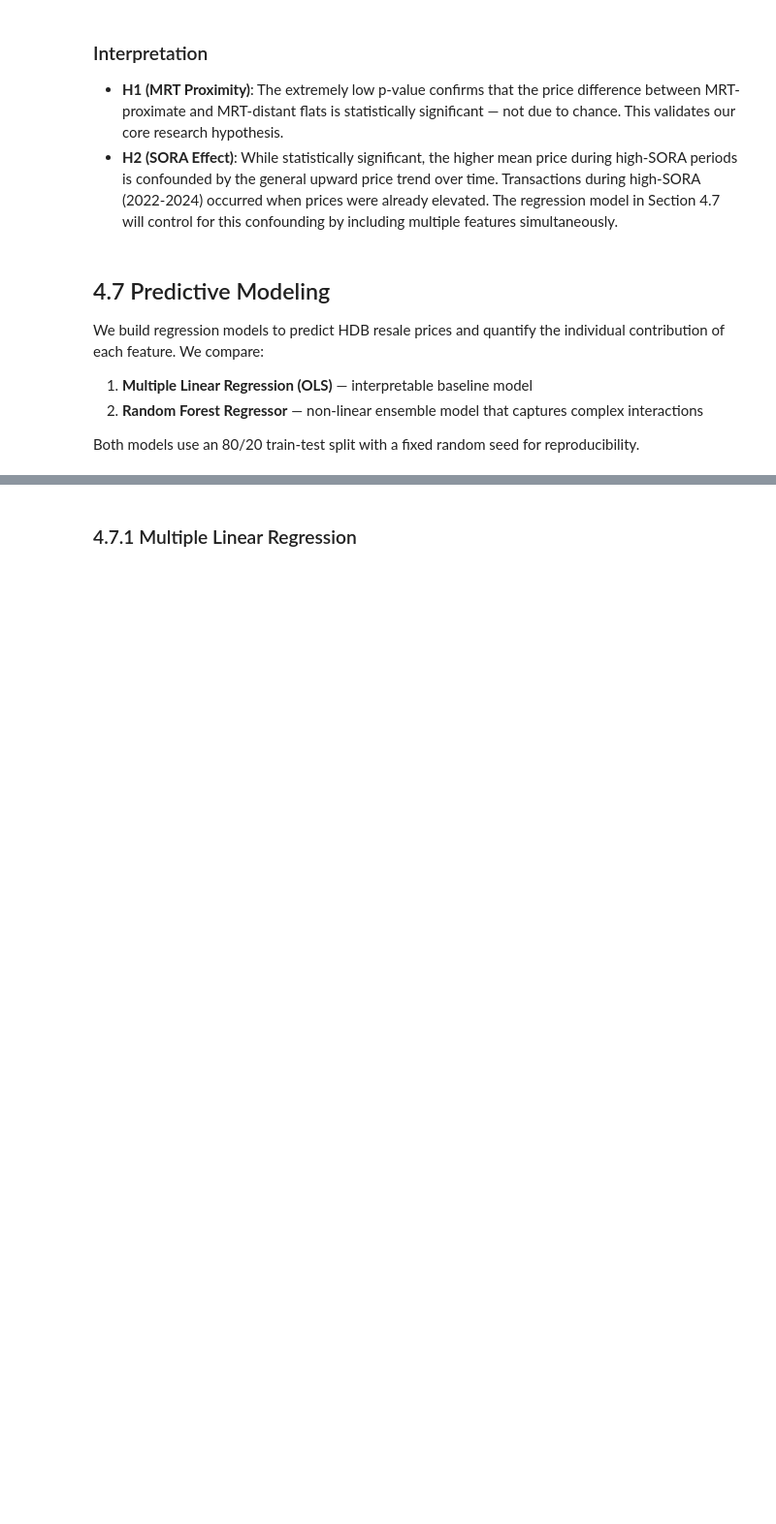
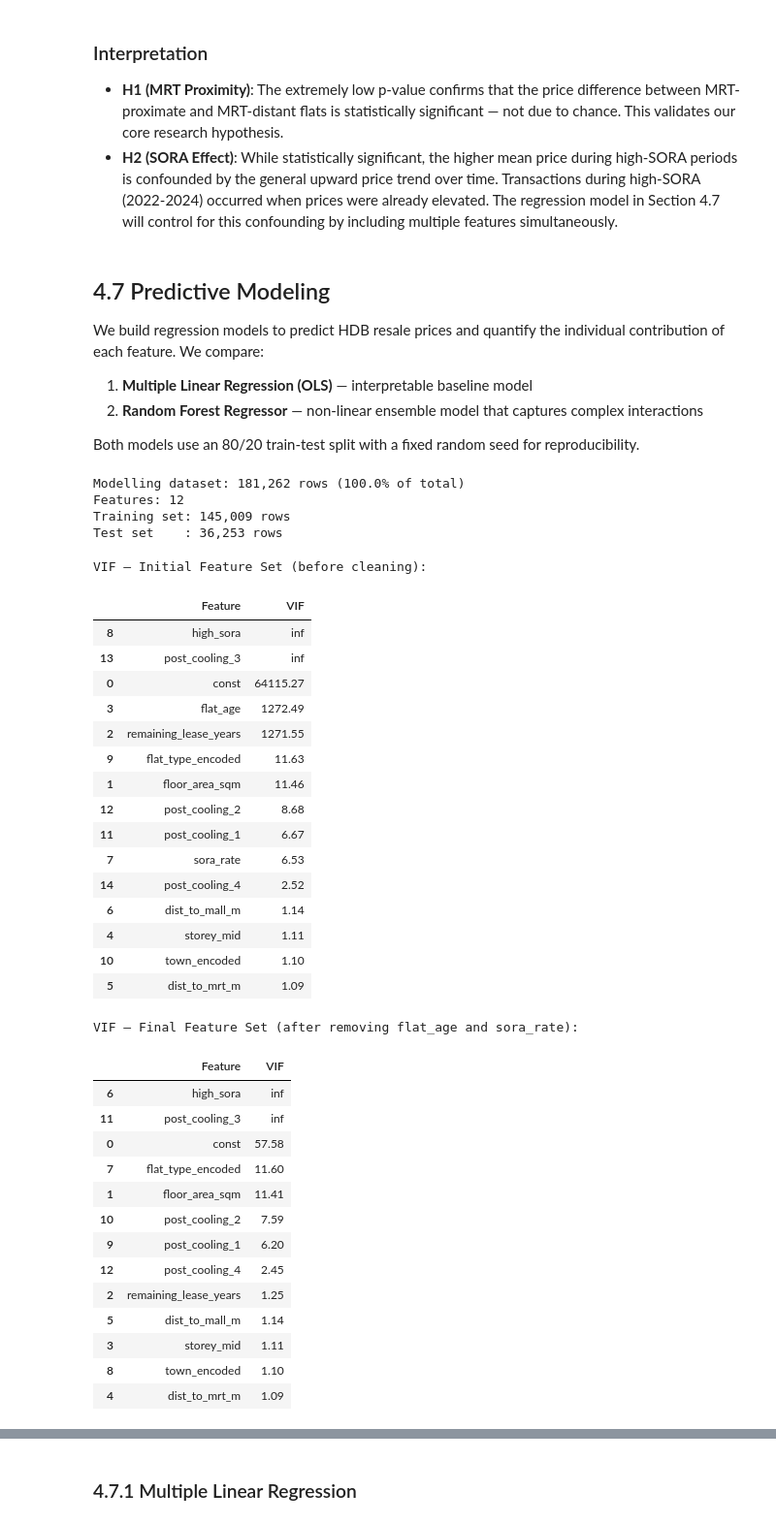
Before and after one commit to jjianhhao/HDB-Resale-Price-Analysis-and-Prediction, a Jupyter notebook: SC3021_HDB_Resale_Analysis.ipynb, the cells around one changed output, grey strips where cells are left out. Shown at 97% size. Saved outputs shown, nothing was run; the diff lists cells and outputs as text; code cells hidden in the pictures; blank space fills up the shorter version.

```diff
--- a/SC3021_HDB_Resale_Analysis.ipynb
+++ b/SC3021_HDB_Resale_Analysis.ipynb
@@ -1695,8 +1765,11 @@ from sklearn.metrics import mean_squared_error, r2_score, mean_absolute_error
 from sklearn.preprocessing import LabelEncoder
 
 # Prepare features
-feature_cols = ['floor_area_sqm', 'remaining_lease_years', 'flat_age', 'storey_mid',
-                'dist_to_mrt_m', 'dist_to_mall_m', 'sora_rate', 'high_sora']
+# flat_age removed: near-perfect inverse correlation with remaining_lease_years (VIF ~1270)
+# sora_rate removed: high collinearity with high_sora binary flag
+# Both confirmed by VIF analysis below
+feature_cols = ['floor_area_sqm', 'remaining_lease_years', 'storey_mid',
+                'dist_to_mrt_m', 'dist_to_mall_m', 'high_sora']
 
 # Encode flat_type as ordinal (room count)
 flat_type_map = {'1 ROOM': 1, '2 ROOM': 2, '3 ROOM': 3, '4 ROOM': 4, '5 ROOM': 5,
@@ -1721,6 +1794,75 @@ y = df_model['resale_price']
 X_train, X_test, y_train, y_test = train_test_split(X, y, test_size=0.2, random_state=42)
 print(f"Training set: {len(X_train):,} rows")
 print(f"Test set    : {len(X_test):,} rows")
+# %% [output]
+Modelling dataset: 181,262 rows (100.0% of total)
+Features: 12
+Training set: 145,009 rows
+Test set    : 36,253 rows
+# %%
+# --- DIAGNOSTIC ANALYSIS: Multicollinearity Check (VIF) ---
+from statsmodels.stats.outliers_influence import variance_inflation_factor
+import statsmodels.api as sm
+
+# ── Step 1: VIF on INITIAL feature set (including collinear features) ──────────
+initial_features = ['floor_area_sqm', 'remaining_lease_years', 'flat_age', 'storey_mid',
+                    'dist_to_mrt_m', 'dist_to_mall_m', 'sora_rate', 'high_sora',
+                    'flat_type_encoded', 'town_encoded'] + indicator_cols
+
+X_initial = df1[initial_features].dropna()
+X_vif_initial = sm.add_constant(X_initial)
+
+vif_initial = pd.DataFrame()
+vif_initial["Feature"] = X_vif_initial.columns
+vif_initial["VIF"] = [variance_inflation_factor(X_vif_initial.values, i)
+                      for i in range(X_vif_initial.shape[1])]
+
+print("VIF — Initial Feature Set (before cleaning):")
+display(vif_initial.sort_values(by="VIF", ascending=False).round(2))
+
+# ── Step 2: VIF on FINAL feature set (after removing collinear features) ───────
+X_vif_final = sm.add_constant(X_train)
+
+vif_final = pd.DataFrame()
+vif_final["Feature"] = X_vif_final.columns
+vif_final["VIF"] = [variance_inflation_factor(X_vif_final.values, i)
+                    for i in range(X_vif_final.shape[1])]
+
+print("\nVIF — Final Feature Set (after removing flat_age and sora_rate):")
+display(vif_final.sort_values(by="VIF", ascending=False).round(2))
+# %% [output]
+VIF — Initial Feature Set (before cleaning):
+|  | Feature | VIF |
+| 8 | high_sora | inf |
+| 13 | post_cooling_3 | inf |
+| 0 | const | 64115.27 |
+| 3 | flat_age | 1272.49 |
+| 2 | remaining_lease_years | 1271.55 |
+| 9 | flat_type_encoded | 11.63 |
+| 1 | floor_area_sqm | 11.46 |
+| 12 | post_cooling_2 | 8.68 |
+| 11 | post_cooling_1 | 6.67 |
+| 7 | sora_rate | 6.53 |
+| 14 | post_cooling_4 | 2.52 |
+| 6 | dist_to_mall_m | 1.14 |
+| 4 | storey_mid | 1.11 |
+| 10 | town_encoded | 1.10 |
+| 5 | dist_to_mrt_m | 1.09 |
+VIF — Final Feature Set (after removing flat_age and sora_rate):
+|  | Feature | VIF |
+| 6 | high_sora | inf |
+| 11 | post_cooling_3 | inf |
+| 0 | const | 57.58 |
+| 7 | flat_type_encoded | 11.60 |
+| 1 | floor_area_sqm | 11.41 |
+| 10 | post_cooling_2 | 7.59 |
+| 9 | post_cooling_1 | 6.20 |
+| 12 | post_cooling_4 | 2.45 |
+| 2 | remaining_lease_years | 1.25 |
+| 5 | dist_to_mall_m | 1.14 |
+| 3 | storey_mid | 1.11 |
+| 8 | town_encoded | 1.10 |
+| 4 | dist_to_mrt_m | 1.09 |
 # %% [markdown]
 ### Interpretation
 
```
Also changed, not shown: parts of 21 cells of this notebook.
